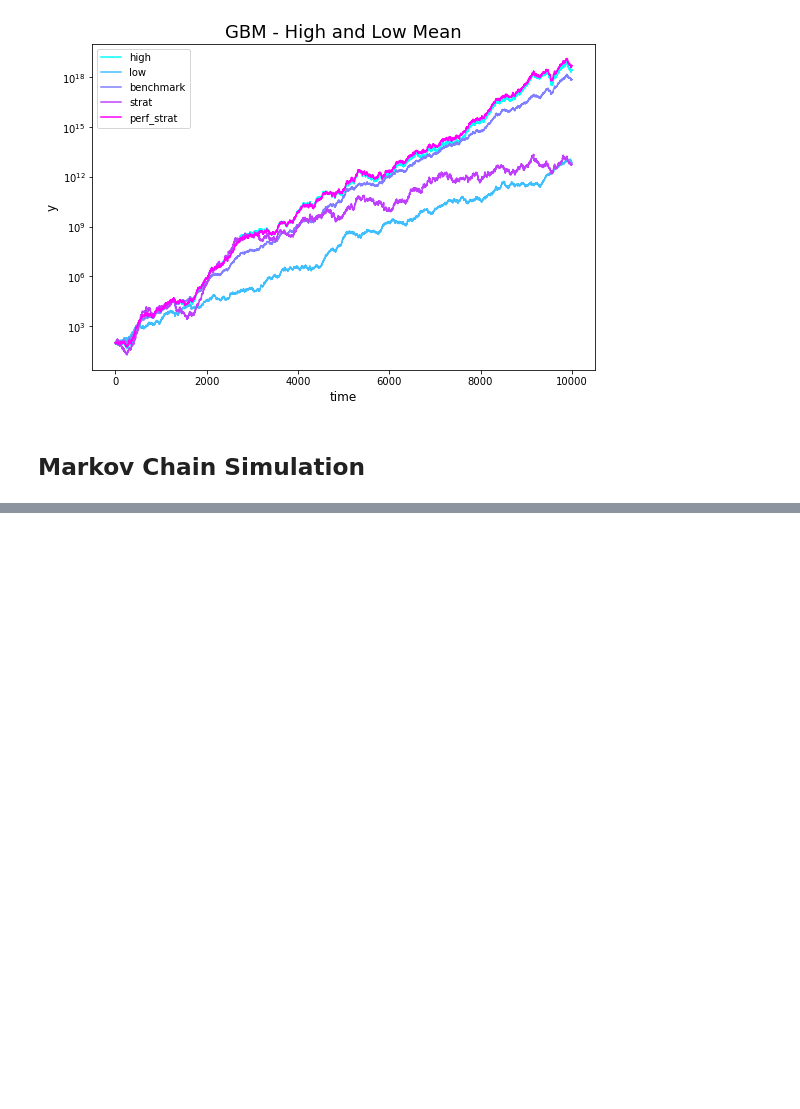
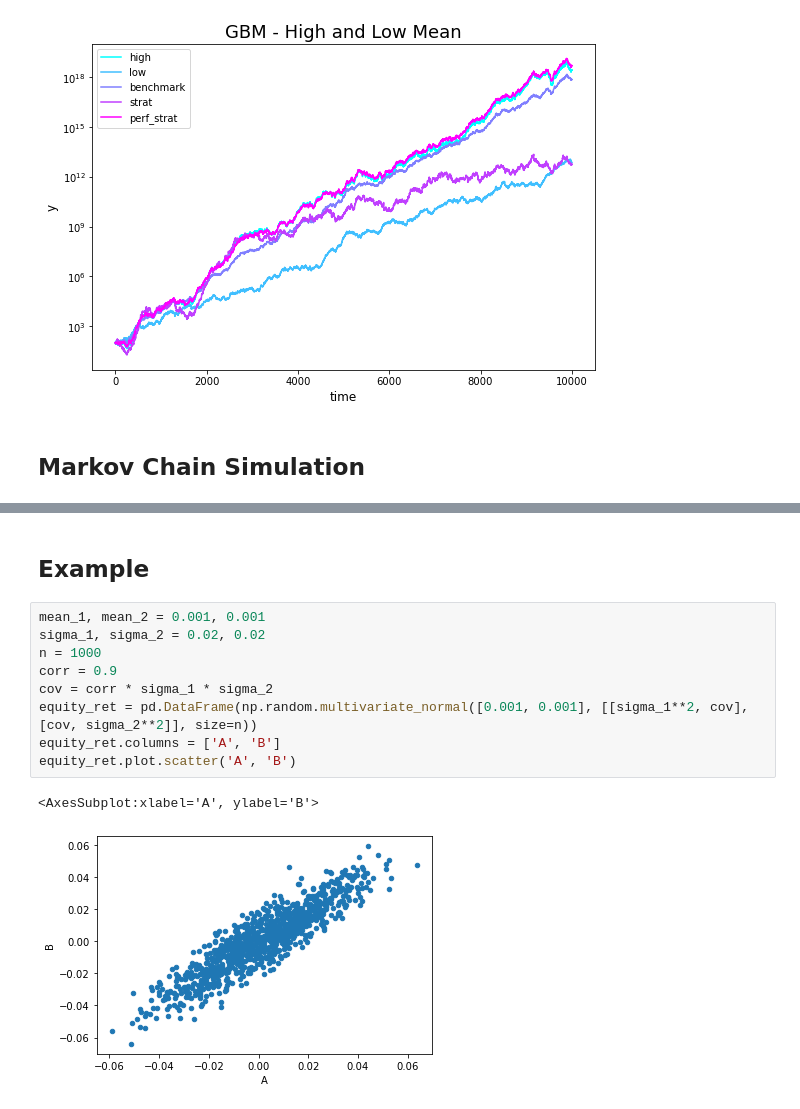
Before and after one commit to lucaberlanda/Magazzino, a Jupyter notebook: Finance/Signals.ipynb, the cells around one changed output, grey strips where cells are left out. Saved outputs shown, nothing was run; the diff lists cells and outputs as text; blank space fills up the shorter version.

```diff
--- a/Finance/Signals.ipynb
+++ b/Finance/Signals.ipynb
@@ -218,0 +247,14 @@ print(path)
+# %% [markdown]
+## <span style='font-family:Inter'> Example
+# %%
+mean_1, mean_2 = 0.001, 0.001
+sigma_1, sigma_2 = 0.02, 0.02
+n = 1000
+corr = 0.9
+cov = corr * sigma_1 * sigma_2
+equity_ret = pd.DataFrame(np.random.multivariate_normal([0.001, 0.001], [[sigma_1**2, cov], [cov, sigma_2**2]], size=n))
+equity_ret.columns = ['A', 'B']
+equity_ret.plot.scatter('A', 'B')
+# %% [output]
+<AxesSubplot:xlabel='A', ylabel='B'>
+[figure, added]
```
Also changed, not shown: parts of 11 cells of this notebook, 4 other files.
